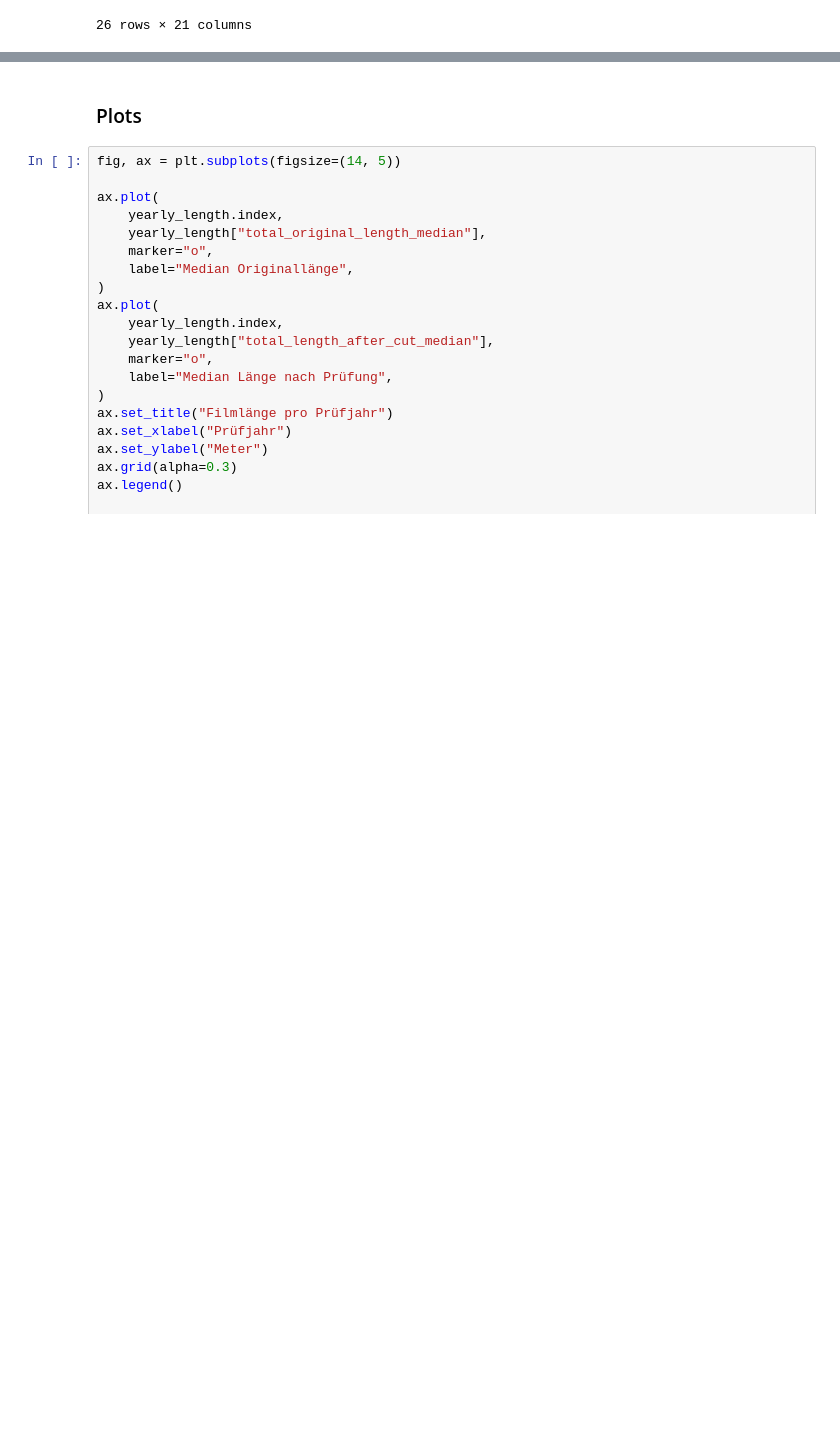
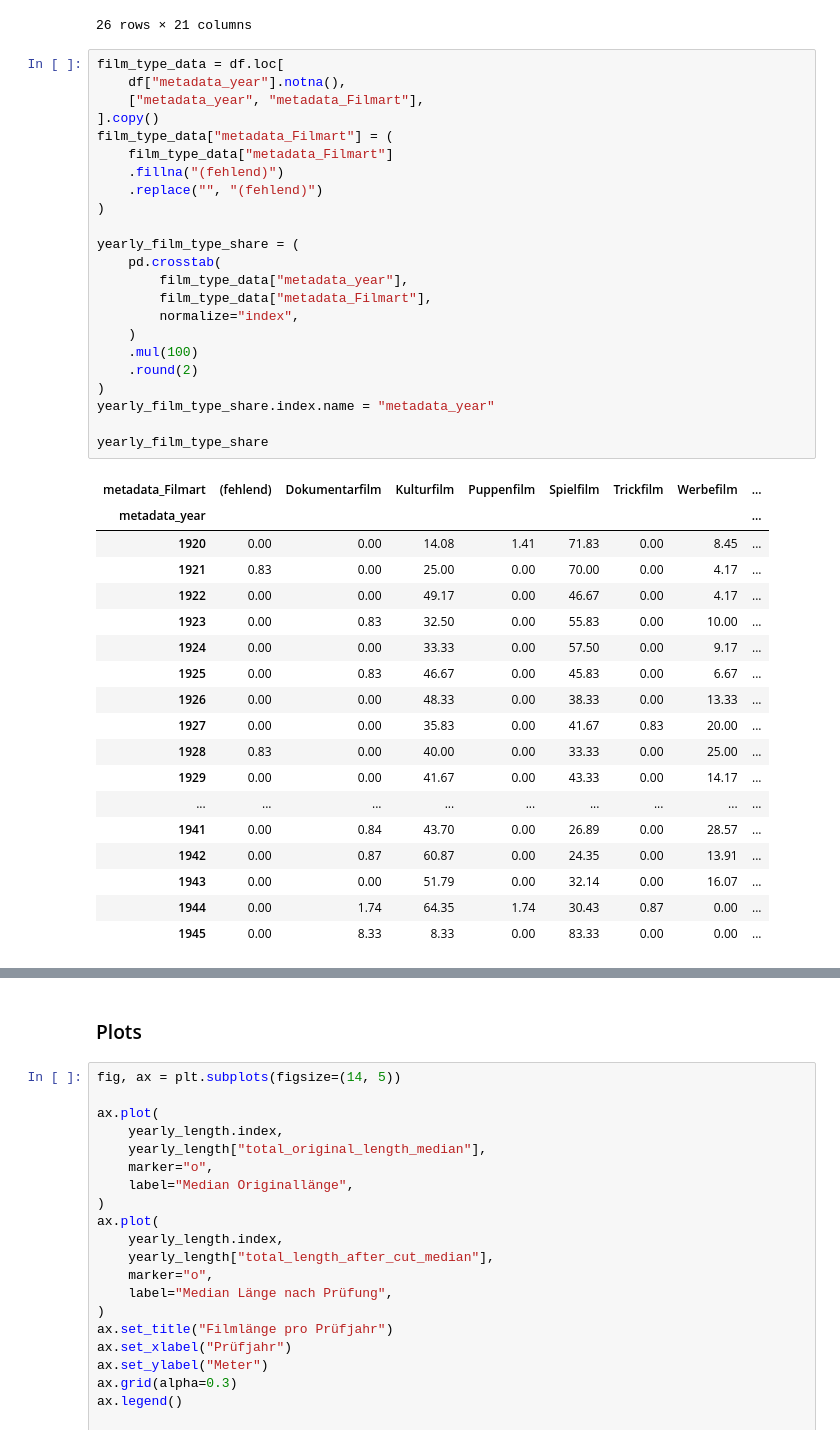
Before and after one commit to codemitdjango/german-film-censorship, a Jupyter notebook: src/analysis/content_analysis.ipynb, the cells around one changed output, grey strips where cells are left out. Drawn from its saved outputs; the diff is of its cells as text; blank space fills up the shorter version.

```diff
--- a/src/analysis/content_analysis.ipynb
+++ b/src/analysis/content_analysis.ipynb
@@ -378,6 +378,48 @@ yearly_length.round(2)
 | 1944 | 115 | 114 | 0 | 115 | 0 | ... |
 | 1945 | 12 | 12 | 0 | 12 | 0 | ... |
 26 rows × 21 columns
+# %%
+film_type_data = df.loc[
+    df["metadata_year"].notna(),
+    ["metadata_year", "metadata_Filmart"],
+].copy()
+film_type_data["metadata_Filmart"] = (
+    film_type_data["metadata_Filmart"]
+    .fillna("(fehlend)")
+    .replace("", "(fehlend)")
+)
+
+yearly_film_type_share = (
+    pd.crosstab(
+        film_type_data["metadata_year"],
+        film_type_data["metadata_Filmart"],
+        normalize="index",
+    )
+    .mul(100)
+    .round(2)
+)
+yearly_film_type_share.index.name = "metadata_year"
+
+yearly_film_type_share
+# %% [output]
+| metadata_Filmart | (fehlend) | Dokumentarfilm | Kulturfilm | Puppenfilm | Spielfilm | Trickfilm | Werbefilm | ... |
+| metadata_year |  |  |  |  |  |  |  | ... |
+| 1920 | 0.00 | 0.00 | 14.08 | 1.41 | 71.83 | 0.00 | 8.45 | ... |
+| 1921 | 0.83 | 0.00 | 25.00 | 0.00 | 70.00 | 0.00 | 4.17 | ... |
+| 1922 | 0.00 | 0.00 | 49.17 | 0.00 | 46.67 | 0.00 | 4.17 | ... |
+| 1923 | 0.00 | 0.83 | 32.50 | 0.00 | 55.83 | 0.00 | 10.00 | ... |
+| 1924 | 0.00 | 0.00 | 33.33 | 0.00 | 57.50 | 0.00 | 9.17 | ... |
+| 1925 | 0.00 | 0.83 | 46.67 | 0.00 | 45.83 | 0.00 | 6.67 | ... |
+| 1926 | 0.00 | 0.00 | 48.33 | 0.00 | 38.33 | 0.00 | 13.33 | ... |
+| 1927 | 0.00 | 0.00 | 35.83 | 0.00 | 41.67 | 0.83 | 20.00 | ... |
+| 1928 | 0.83 | 0.00 | 40.00 | 0.00 | 33.33 | 0.00 | 25.00 | ... |
+| 1929 | 0.00 | 0.00 | 41.67 | 0.00 | 43.33 | 0.00 | 14.17 | ... |
+| ... | ... | ... | ... | ... | ... | ... | ... | ... |
+| 1941 | 0.00 | 0.84 | 43.70 | 0.00 | 26.89 | 0.00 | 28.57 | ... |
+| 1942 | 0.00 | 0.87 | 60.87 | 0.00 | 24.35 | 0.00 | 13.91 | ... |
+| 1943 | 0.00 | 0.00 | 51.79 | 0.00 | 32.14 | 0.00 | 16.07 | ... |
+| 1944 | 0.00 | 1.74 | 64.35 | 1.74 | 30.43 | 0.87 | 0.00 | ... |
+| 1945 | 0.00 | 8.33 | 8.33 | 0.00 | 83.33 | 0.00 | 0.00 | ... |
 # %%
 # Detailanalyse des Peaks von 1934
 # Die Grafik basiert auf total_original_length_parsed (Originallänge in Metern).
```
Also changed, not shown: parts of 6 cells of this notebook.
